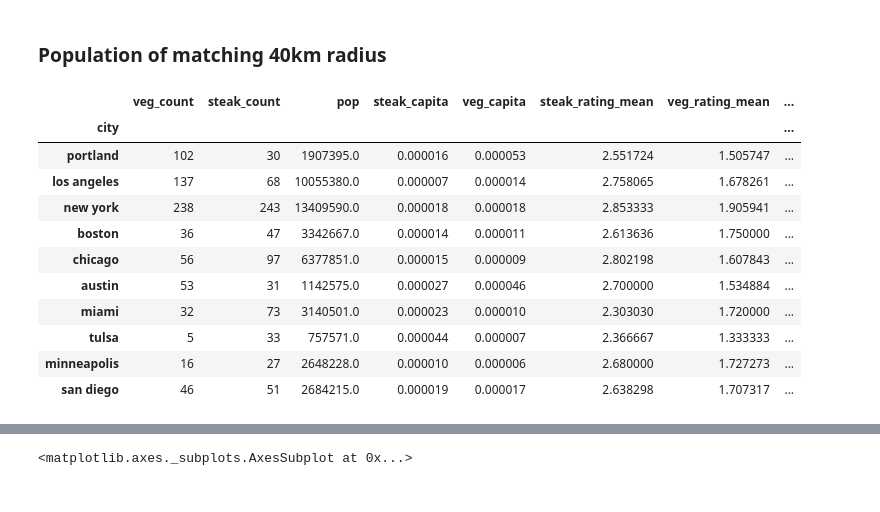
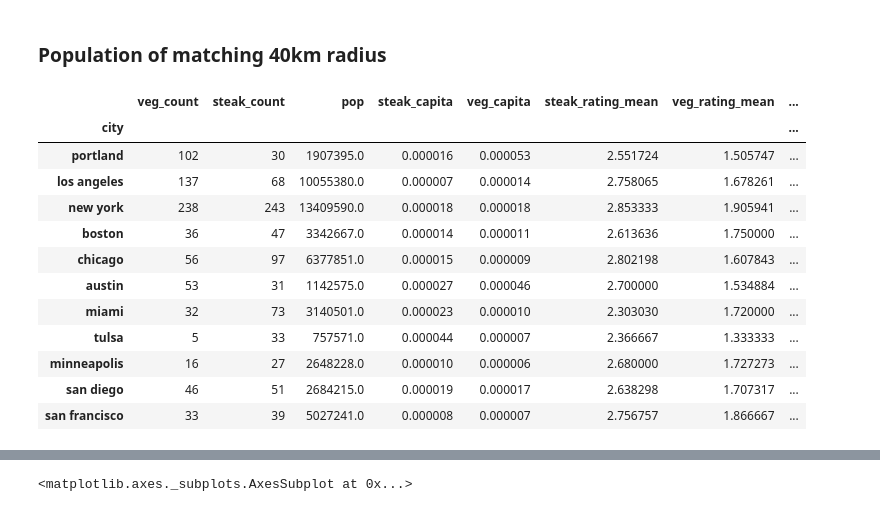
Before and after one commit to lewi0332/flatiron_mod_1_project, a Jupyter notebook: yelp_plots.ipynb, the cells around one changed output, grey strips where cells are left out. Saved outputs shown, nothing was run; the diff lists cells and outputs as text; code cells hidden in the pictures.

```diff
--- a/yelp_plots.ipynb
+++ b/yelp_plots.ipynb
@@ -47,6 +82,6 @@ pop = {'Portland':1907395,
 # %%
 # creating a new dataframed named cities_df
-cities = ['portland','los angeles','new york','boston','chicago','austin','miami','tulsa','minneapolis','san diego']
+cities = ['portland','los angeles','new york','boston','chicago','austin','miami','tulsa','minneapolis','san diego','san francisco']
 # %%
 def get_number_of_restaurants(city,restaurant_type):
     return df.loc[(df['city'] == city) & (df['category'] == restaurant_type)].shape[0]
@@ -55,7 +90,7 @@ def get_number_of_restaurants(city,restaurant_type):
 def get_sum(city,restaurant_type):
     return df.loc[(df['city'] == city) & (df['category'] == restaurant_type)].price.sum()
 # %%
-cities_df = pd.DataFrame({'city':cities},)
+cities_df = pd.DataFrame({'city':cities})
 
 #adding vegan_count column to cities_df dataframe
 cities_df['veg_count'] = cities_df['city'].map(lambda x :get_number_of_restaurants(x,'vegan') )
@@ -85,17 +120,18 @@ cities_df['longitude'] = df.longitude
 #setting the index to the city
 cities_df.set_index('city', drop=True, inplace=True)
 # %%
-cities_df
+cities_df.head(15)
 # %% [output]
 |  | veg_count | steak_count | pop | steak_capita | veg_capita | steak_rating_mean | veg_rating_mean | ... |
 | city |  |  |  |  |  |  |  | ... |
 | portland | 102 | 30 | 1907395.0 | 0.000016 | 0.000053 | 2.551724 | 1.505747 | ... |
 | los angeles | 137 | 68 | 10055380.0 | 0.000007 | 0.000014 | 2.758065 | 1.678261 | ... |
 | new york | 238 | 243 | 13409590.0 | 0.000018 | 0.000018 | 2.853333 | 1.905941 | ... |
 | boston | 36 | 47 | 3342667.0 | 0.000014 | 0.000011 | 2.613636 | 1.750000 | ... |
 | chicago | 56 | 97 | 6377851.0 | 0.000015 | 0.000009 | 2.802198 | 1.607843 | ... |
 | austin | 53 | 31 | 1142575.0 | 0.000027 | 0.000046 | 2.700000 | 1.534884 | ... |
 | miami | 32 | 73 | 3140501.0 | 0.000023 | 0.000010 | 2.303030 | 1.720000 | ... |
 | tulsa | 5 | 33 | 757571.0 | 0.000044 | 0.000007 | 2.366667 | 1.333333 | ... |
 | minneapolis | 16 | 27 | 2648228.0 | 0.000010 | 0.000006 | 2.680000 | 1.727273 | ... |
 | san diego | 46 | 51 | 2684215.0 | 0.000019 | 0.000017 | 2.638298 | 1.707317 | ... |
+| san francisco | 33 | 39 | 5027241.0 | 0.000008 | 0.000007 | 2.756757 | 1.866667 | ... |
```
Also changed, not shown: parts of 13 cells of this notebook.
